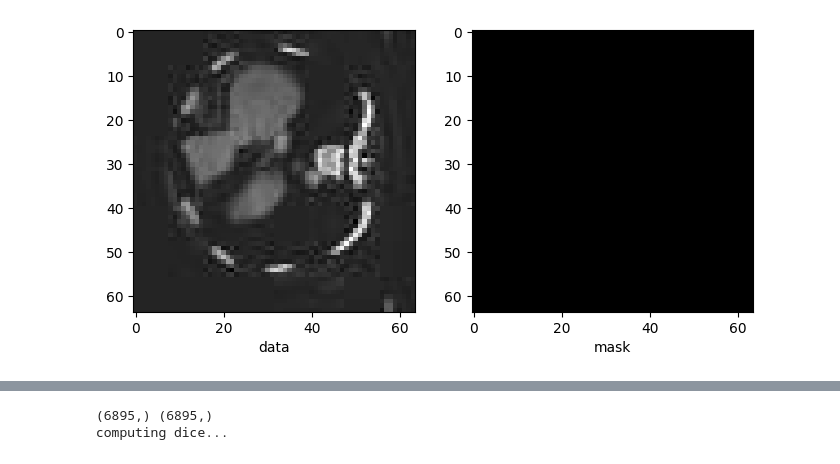
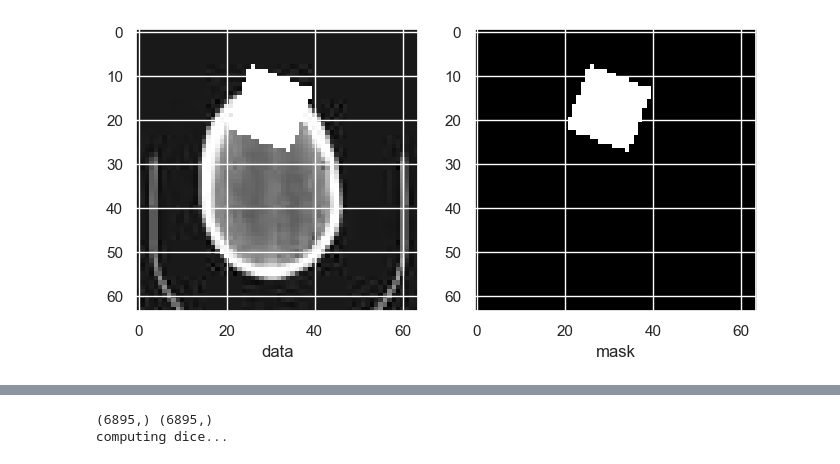
Before and after one commit to Retronomia/CS-274E-Brain-Segmentation, a Jupyter notebook: autoencoder.ipynb, the cells around one changed output, grey strips where cells are left out. Drawn from its saved outputs; the diff is of its cells as text; code cells hidden in the pictures.

```diff
--- a/autoencoder.ipynb
+++ b/autoencoder.ipynb
@@ -161,15 +60,0 @@ For HeadCT added 6000 train, 2000 val, 2000 test.
-# %%
-import h5py
-filename = "dsprites-dataset-master/dsprites_ndarray_co1sh3sc6or40x32y32_64x64.hdf5"
-
-with h5py.File(filename, "r") as f:
-    print("Keys: %s" % f.keys())
-
-    mask_imgs = f['imgs'][()]
-    latent_imgs = f['latents']
-
-num_key_frames = len(mask_imgs)
-print(f"Number of frames: {num_key_frames}")
-mask_indices = np.arange(num_key_frames)
-intensity_indices = [random.uniform(0,1) for i in range(data_len)]
-np.random.shuffle(mask_indices)
@@ -178,0 +61,23 @@ Number of frames: 737280
+# %%
+train_file_name = "MedNIST_train.npy"
+val_file_name = "MedNIST_val.npy"
+test_file_name = "MedNIST_test.npy"
+folder="MedNIST_data"
+if not os.path.exists(os.path.join(folder,train_file_name)) and not os.path.exists(os.path.join(folder,val_file_name)) and not os.path.exists(os.path.join(folder,test_file_name)):
+    if not os.path.exists(folder):
+        os.mkdir(folder)
+    image_files = loadMedNISTData(root_dir)
+    mask_imgs = loadDSprites()
+    train_x,val_x,test_x  = splitData((.6,.2,.2),image_files,mask_imgs)
+    np.save(os.path.join(folder,train_file_name),train_x)
+    np.save(os.path.join(folder,val_file_name),val_x)
+    np.save(os.path.join(folder,test_file_name),test_x)
+else:
+    with open(os.path.join(folder,train_file_name), 'rb') as f:
+        train_x = np.load(f)
+    with open(os.path.join(folder,val_file_name), 'rb') as f:
+        val_x = np.load(f)
+    with open(os.path.join(folder,test_file_name), 'rb') as f:
+        test_x = np.load(f)
+    print(f"Loaded files from {folder}.")
+    print(f"Loaded {len(train_x)} train, {len(val_x)} val, {len(test_x)} test.")
@@ -231,14 +117,14 @@ test_loader = DataLoader(test_ds, batch_size=256)
 # %%
 plt.subplots(1,3, figsize=(8, 8))
 
 plt.subplot(1,2,1)
 plt.xlabel(f"data")
-plt.imshow(val_ds[701][0][0,:,:], cmap="gray", vmin=0, vmax=1)
+plt.imshow(val_ds[101][0][0], cmap="gray", vmin=0, vmax=1)
 
 plt.subplot(1,2,2)
 plt.xlabel(f"mask")
-plt.imshow(val_ds[701][1][0,:,:], cmap="gray", vmin=0, vmax=1)
+plt.imshow(val_ds[101][1][0], cmap="gray", vmin=0, vmax=1)
 plt.show()
 # %% [output]
-[figure, old version]
+[figure, new version]
 # %%
```
Also changed, not shown: parts of 28 cells of this notebook, 25 other files.
